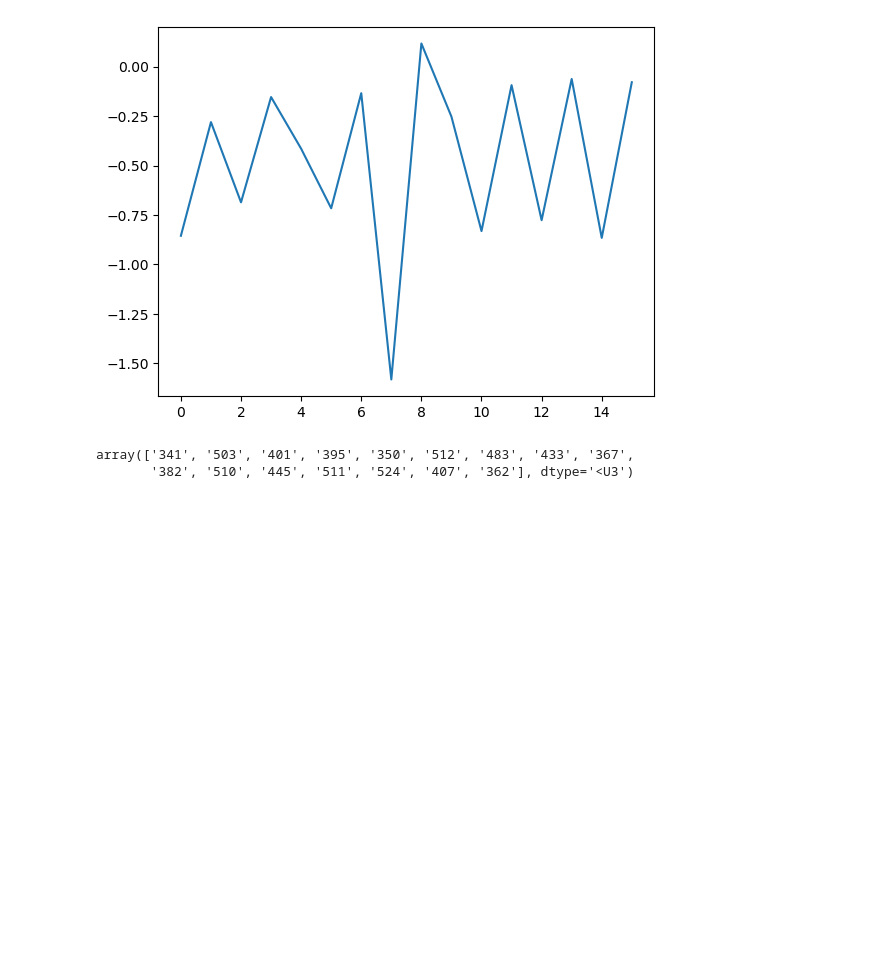
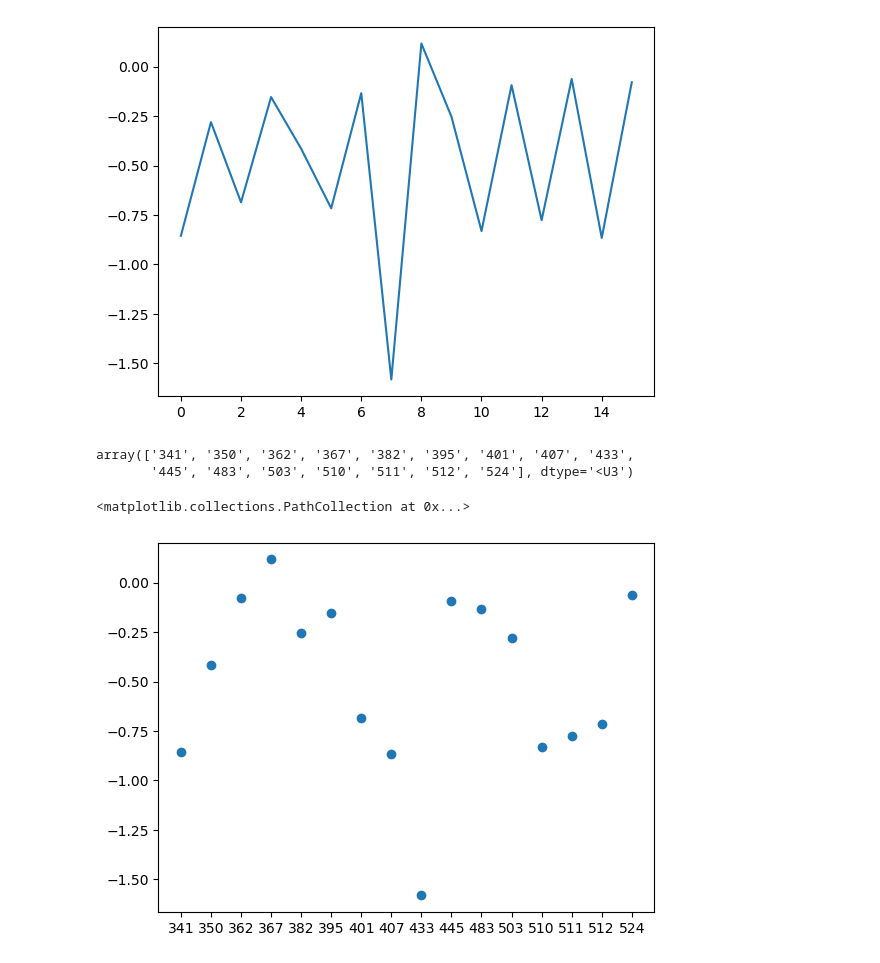
Before and after one commit to fergplace/amber_scripts, a Jupyter notebook: simple_amino_eval_pres.ipynb, the cells around one changed output. Cells and saved outputs as stored; diff of their text form; code cells hidden in the pictures; blank space fills up the shorter version.

```diff
--- a/simple_amino_eval_pres.ipynb
+++ b/simple_amino_eval_pres.ipynb
@@ -227,7 +244,12 @@ v_arr = exp_muts_np[idx][sorted_dict["V"]]
 v_vals = np.array([v_arr_val[1:-1] for v_arr_val in v_arr])
 idx_sort = v_vals.argsort()
 # %%
-v_vals
+v_vals[idx_sort]
 # %% [output]
-array(['341', '503', '401', '395', '350', '512', '483', '433', '367',
-       '382', '510', '445', '511', '524', '407', '362'], dtype='<U3')
+array(['341', '350', '362', '367', '382', '395', '401', '407', '433',
+       '445', '483', '503', '510', '511', '512', '524'], dtype='<U3')
+# %%
+plt.scatter(v_vals[idx_sort], error_V[idx_sort])
+# %% [output]
+<matplotlib.collections.PathCollection at 0x...>
+[figure, added]
```
Also changed, not shown: parts of 5 cells of this notebook.
